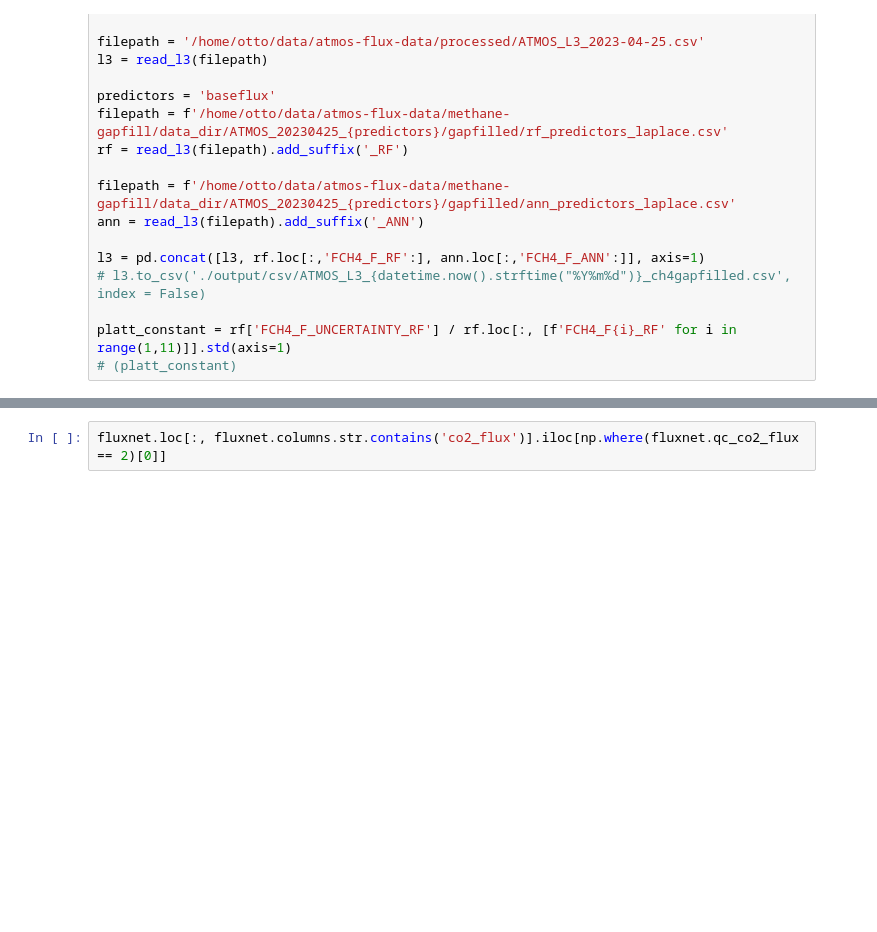
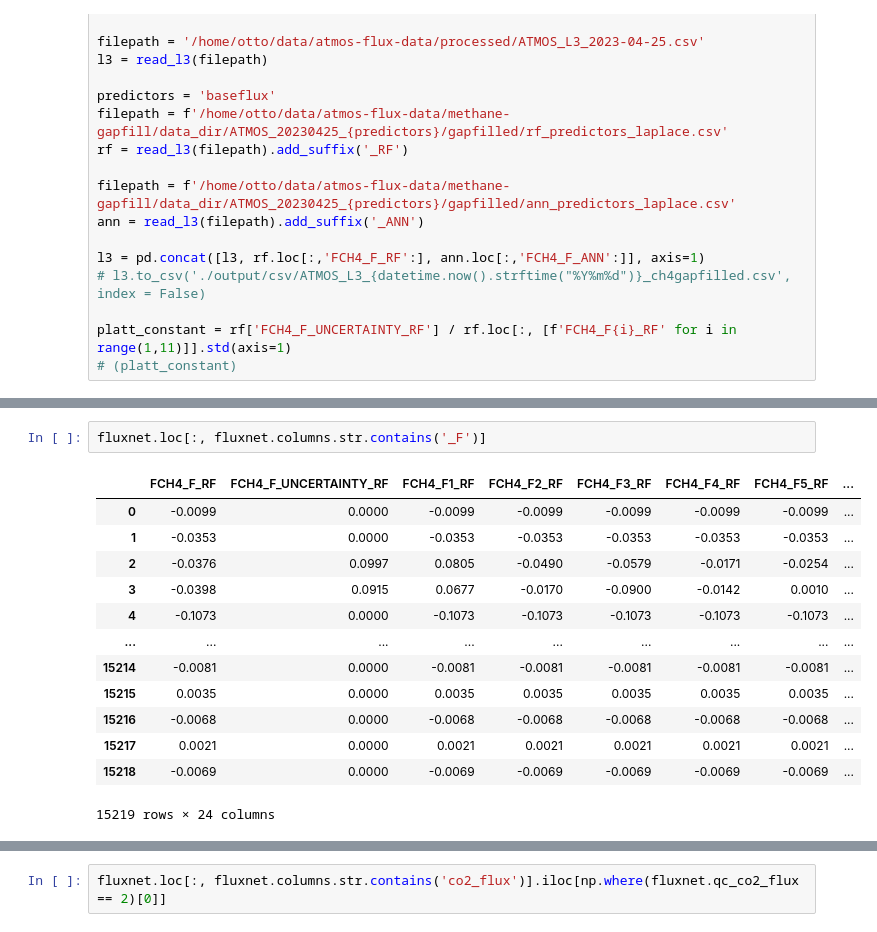
Before and after one commit to ottobriner/atmos-flux-data, a Jupyter notebook: atmos-output.ipynb, the cells around one changed output, grey strips where cells are left out. Saved outputs shown, nothing was run; the diff lists cells and outputs as text; blank space fills up the shorter version.

```diff
--- a/atmos-output.ipynb
+++ b/atmos-output.ipynb
@@ -115,0 +169,16 @@ fluxnet = save_fluxnet(filepath)
+# %%
+fluxnet.loc[:, fluxnet.columns.str.contains('_F')]
+# %% [output]
+|  | FCH4_F_RF | FCH4_F_UNCERTAINTY_RF | FCH4_F1_RF | FCH4_F2_RF | FCH4_F3_RF | FCH4_F4_RF | FCH4_F5_RF | ... |
+| 0 | -0.0099 | 0.0000 | -0.0099 | -0.0099 | -0.0099 | -0.0099 | -0.0099 | ... |
+| 1 | -0.0353 | 0.0000 | -0.0353 | -0.0353 | -0.0353 | -0.0353 | -0.0353 | ... |
+| 2 | -0.0376 | 0.0997 | 0.0805 | -0.0490 | -0.0579 | -0.0171 | -0.0254 | ... |
+| 3 | -0.0398 | 0.0915 | 0.0677 | -0.0170 | -0.0900 | -0.0142 | 0.0010 | ... |
+| 4 | -0.1073 | 0.0000 | -0.1073 | -0.1073 | -0.1073 | -0.1073 | -0.1073 | ... |
+| ... | ... | ... | ... | ... | ... | ... | ... | ... |
+| 15214 | -0.0081 | 0.0000 | -0.0081 | -0.0081 | -0.0081 | -0.0081 | -0.0081 | ... |
+| 15215 | 0.0035 | 0.0000 | 0.0035 | 0.0035 | 0.0035 | 0.0035 | 0.0035 | ... |
+| 15216 | -0.0068 | 0.0000 | -0.0068 | -0.0068 | -0.0068 | -0.0068 | -0.0068 | ... |
+| 15217 | 0.0021 | 0.0000 | 0.0021 | 0.0021 | 0.0021 | 0.0021 | 0.0021 | ... |
+| 15218 | -0.0069 | 0.0000 | -0.0069 | -0.0069 | -0.0069 | -0.0069 | -0.0069 | ... |
+15219 rows × 24 columns
```
Also changed, not shown: parts of 9 cells of this notebook.
